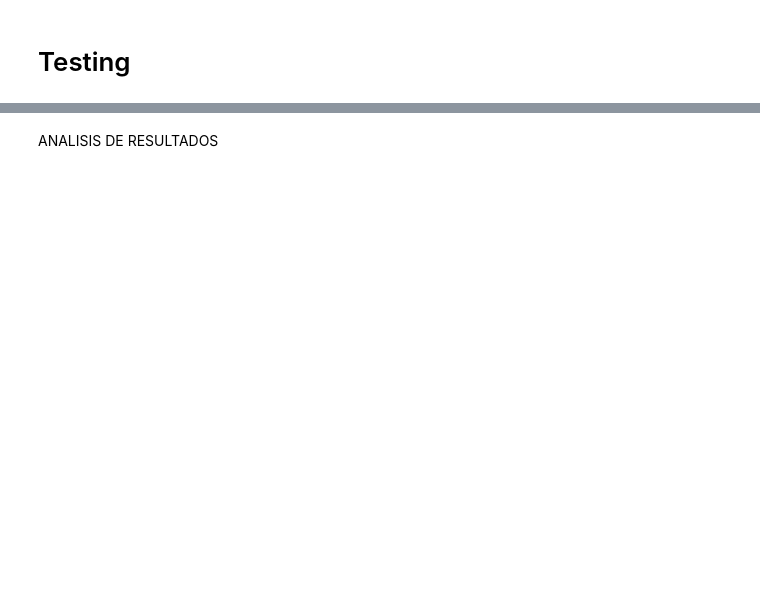
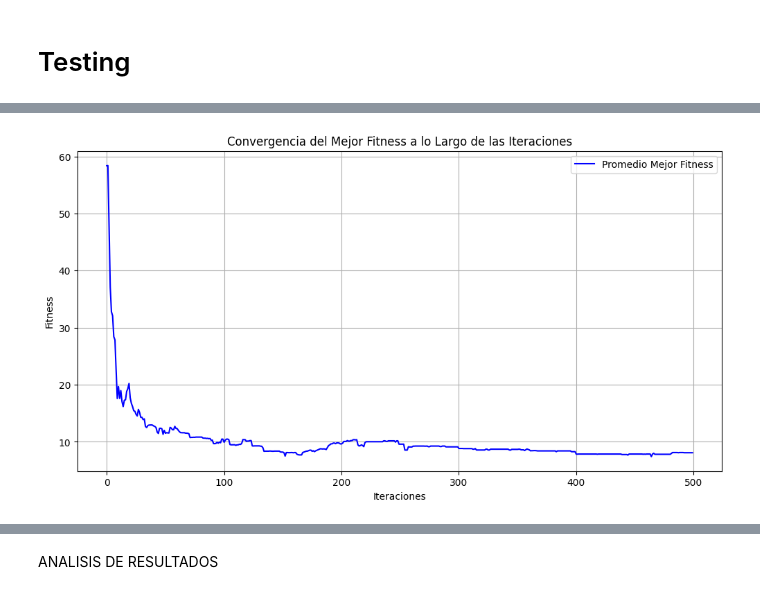
Before and after one commit to RubenGonV/SimP1, a Jupyter notebook: genetic_main.ipynb, the cells around one changed output, grey strips where cells are left out. Drawn from its saved outputs; the diff is of its cells as text; code cells hidden in the pictures; blank space fills up the shorter version.

```diff
--- a/genetic_main.ipynb
+++ b/genetic_main.ipynb
@@ -13,4 +13,9 @@ current_seed = random.randint(0, 1000000)
 random.seed(current_seed)
 np.random.seed(current_seed)
 print(f"Current random seed: {current_seed}") # 119,160
+
+# Definición del problema: (Valores default)
+lista_numeros = [ 75, 3, 1, 4, 50, 6, 12, 8] # ejemplo: [25, 6, 9, 75, 50, 3, 8]
+objetivo = 852 # ejemplo: 307
+operadores = ['+', '-', '*', '/']
 # %% [output]
@@ -148,6 +197,8 @@ def seleccion_torneo(poblacion, k_torneo, num_seleccionados):
 # %%
 pob_prueba = generar_poblacion(30)
-evaluaciones = evaluar_poblacion(pob_prueba)
-print(sorted(evaluaciones))
-print(evaluar_poblacion(seleccion_torneo(pob_prueba, 10, 20)))
+evals = evaluar_poblacion(pob_prueba)
+print(sorted(evals))
+eliminar_peores(pob_prueba, 10)
+print(sorted(evaluar_poblacion(pob_prueba)))
+print(len(pob_prueba))
 # %% [output]
@@ -332,0 +460,73 @@ plt.show()
+# %%
+import matplotlib.pyplot as plt
+import statistics
+
+# Parámetros
+n_simulaciones = 100
+n_inicial = 30
+n_epocas = 500
+k_torneo = 3
+prob_cruce = 0.6
+prob_mutacion = 0.05
+objetivo = 307
+
+# Lista para almacenar los mejores scores y las iteraciones
+mejores_scores = []
+optimos = 0  # Contador de veces que se alcanza el óptimo
+scores_por_iteracion = []  # Historial de mejores scores por iteración
+
+for _ in range(n_simulaciones):
+    mejor, _, best_fitness_history, _ = deterministic_genetic_main(
+        lista_numeros, objetivo, operadores,
+        n_inicial, k_torneo,
+        n_epocas, prob_cruce, prob_mutacion, see_last_pop=False)
+
+    # Evaluar el score del mejor individuo
+    score = evaluar_individuo(mejor)
+    mejores_scores.append(score)
+
+    # Contar si el mejor score alcanza el óptimo
+    if score == objetivo:
+        optimos += 1
+
+    # Guardar el historial del mejor fitness
+    scores_por_iteracion.append(best_fitness_history)
+
+# Calcular la media de los mejores scores
+media_mejor_score = statistics.mean(mejores_scores)
+
+# Preparar datos para visualización
+# Promedio de fitness por iteración
+average_fitness_per_iteration = [
+    statistics.mean([iter_scores[i] for iter_scores in scores_por_iteracion if i < len(iter_scores)])
+    for i in range(n_epocas)
+]
+
+# Gráficos
+plt.figure(figsize=(12, 6))
+
+# Promedio del mejor fitness por iteración
+plt.plot(range(n_epocas), average_fitness_per_iteration, label="Promedio Mejor Fitness", color="blue")
+
+# Títulos y etiquetas
+plt.title("Convergencia del Mejor Fitness a lo Largo de las Iteraciones")
+plt.xlabel("Iteraciones")
+plt.ylabel("Fitness")
+plt.legend()
+plt.grid()
+plt.show()
+
+# Histograma de los mejores scores
+plt.figure(figsize=(10, 5))
+plt.hist(mejores_scores, bins=20, color="orange", edgecolor="black")
+plt.title("Distribución de los Mejores Scores en 100 Simulaciones")
+plt.xlabel("Mejor Score")
+plt.ylabel("Frecuencia")
+plt.grid()
+plt.show()
+
+# Resultados en texto
+print("=" * 50)
+print(f"Media de mejor_score: {media_mejor_score}")
+print(f"Cantidad de veces que se alcanza el óptimo ({objetivo}): {optimos}/{n_simulaciones}")
+# %% [output]
@@ -332,0 +550 @@ plt.show()
+[figure, added]
```
Also changed, not shown: parts of 17 cells of this notebook, 1 other file.
